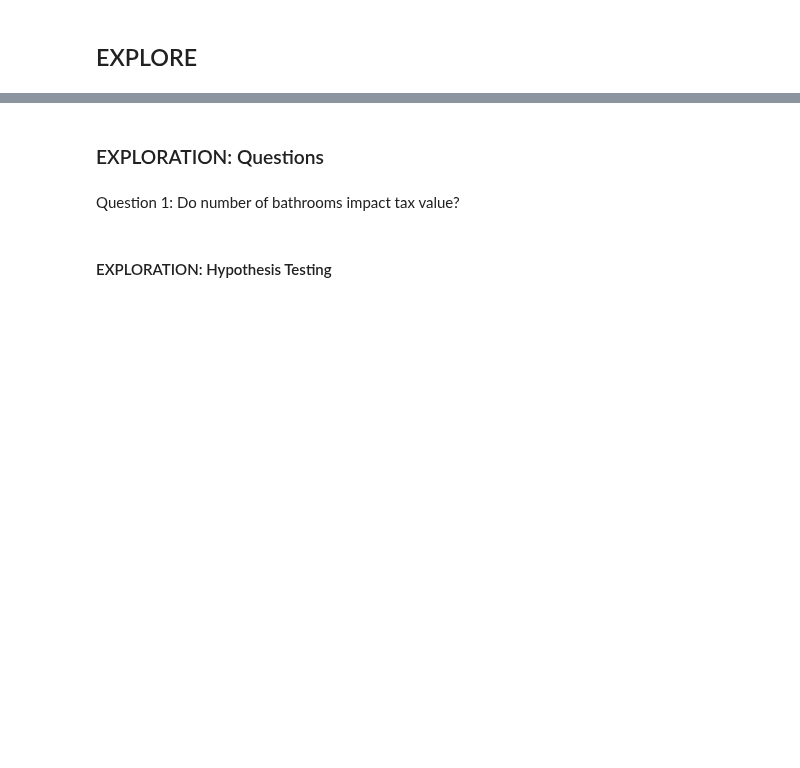
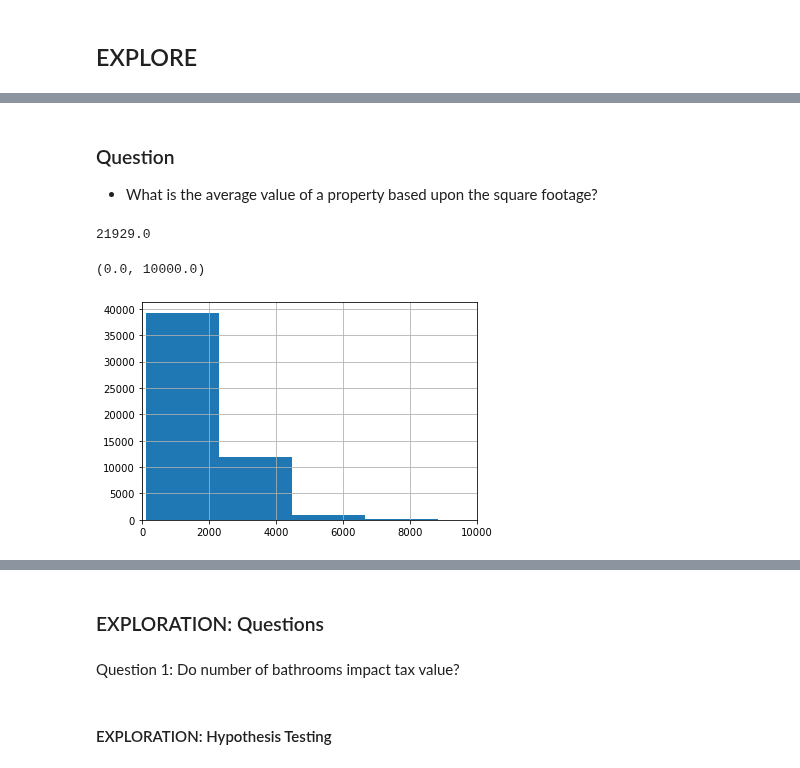
Before and after one commit to rachelrobbinsmayhill/regression-project, a Jupyter notebook: workbook_acquire_prepare.ipynb, the cells around one changed output, grey strips where cells are left out. Cells and saved outputs as stored; diff of their text form; code cells hidden in the pictures; blank space fills up the shorter version.

```diff
--- a/workbook_acquire_prepare.ipynb
+++ b/workbook_acquire_prepare.ipynb
@@ -247,0 +293,5 @@ corr_matrix["tax_value"].sort_values(ascending=False).reset_index().style.backgr
+# %%
+ df['county_coode_bin'] = pd.cut(df.state_county_code, bins=[0, 6037.0, 6059.0, 6111.0],
+                             labels = ['Los Angeles County', 'Orange County',
+                             'Ventura County'])
+df.head()
@@ -247,0 +359,14 @@ corr_matrix["tax_value"].sort_values(ascending=False).reset_index().style.backgr
+# %% [markdown]
+### Question
+- What is the average value of a property based upon the square footage?
+# %%
+df.square_feet.max()
+# %% [output]
+21929.0
+# %%
+df.head()
+df.square_feet.hist()
+plt.xlim(0, 10000)
+# %% [output]
+(0.0, 10000.0)
+[figure, added]
```
Also changed, not shown: parts of 33 cells of this notebook.
